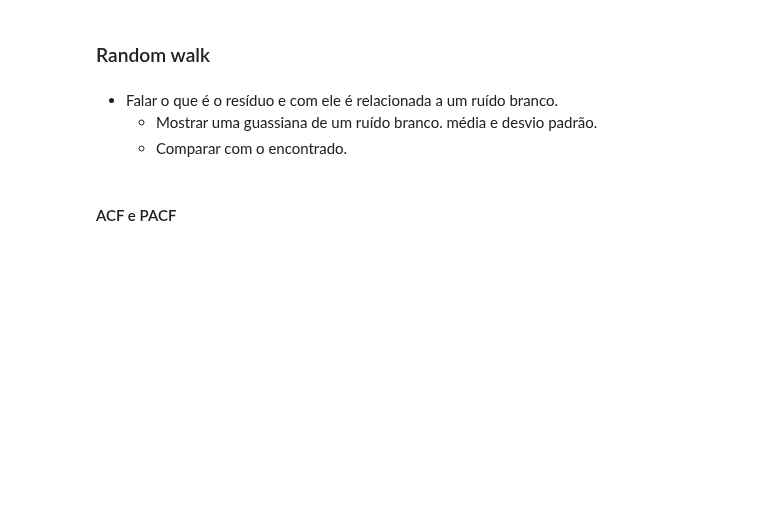
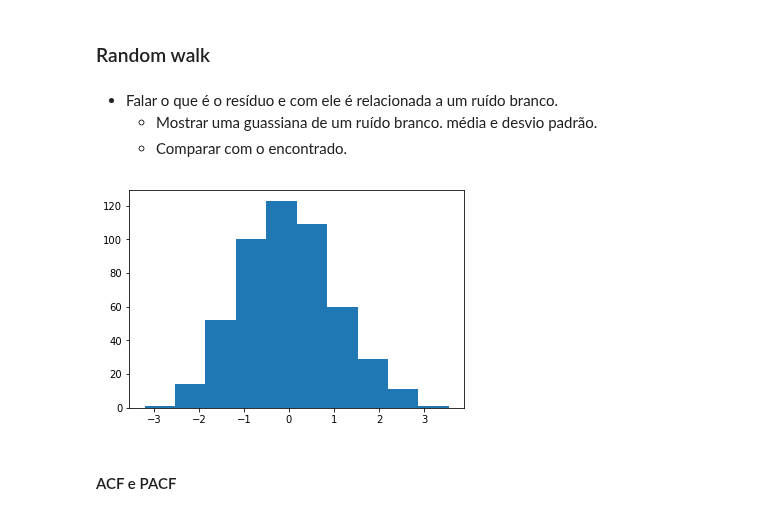
Before and after one commit to RGivisiez/Adv_ML, a Jupyter notebook: 4. ARIMA - SARIMA.ipynb, the cells around one changed output. Cells and saved outputs as stored; diff of their text form; code cells hidden in the pictures; blank space fills up the shorter version.

```diff
--- a/4. ARIMA - SARIMA.ipynb
+++ b/4. ARIMA - SARIMA.ipynb
@@ -707,5 +712,11 @@ Indicates the null hypothesis for the KPSS test
 - Falar o que é o resíduo e com ele é relacionada a um ruído branco.
     - Mostrar uma guassiana de um ruído branco. média e desvio padrão.
     - Comparar com o encontrado.
+# %%
+random_walk = np.random.randn(500)
+plt.hist(random_walk, bins=10)
+plt.show()
+# %% [output]
+[figure, added]
 # %% [markdown]
 #### ACF e PACF
```
Also changed, not shown: parts of 9 cells of this notebook.
